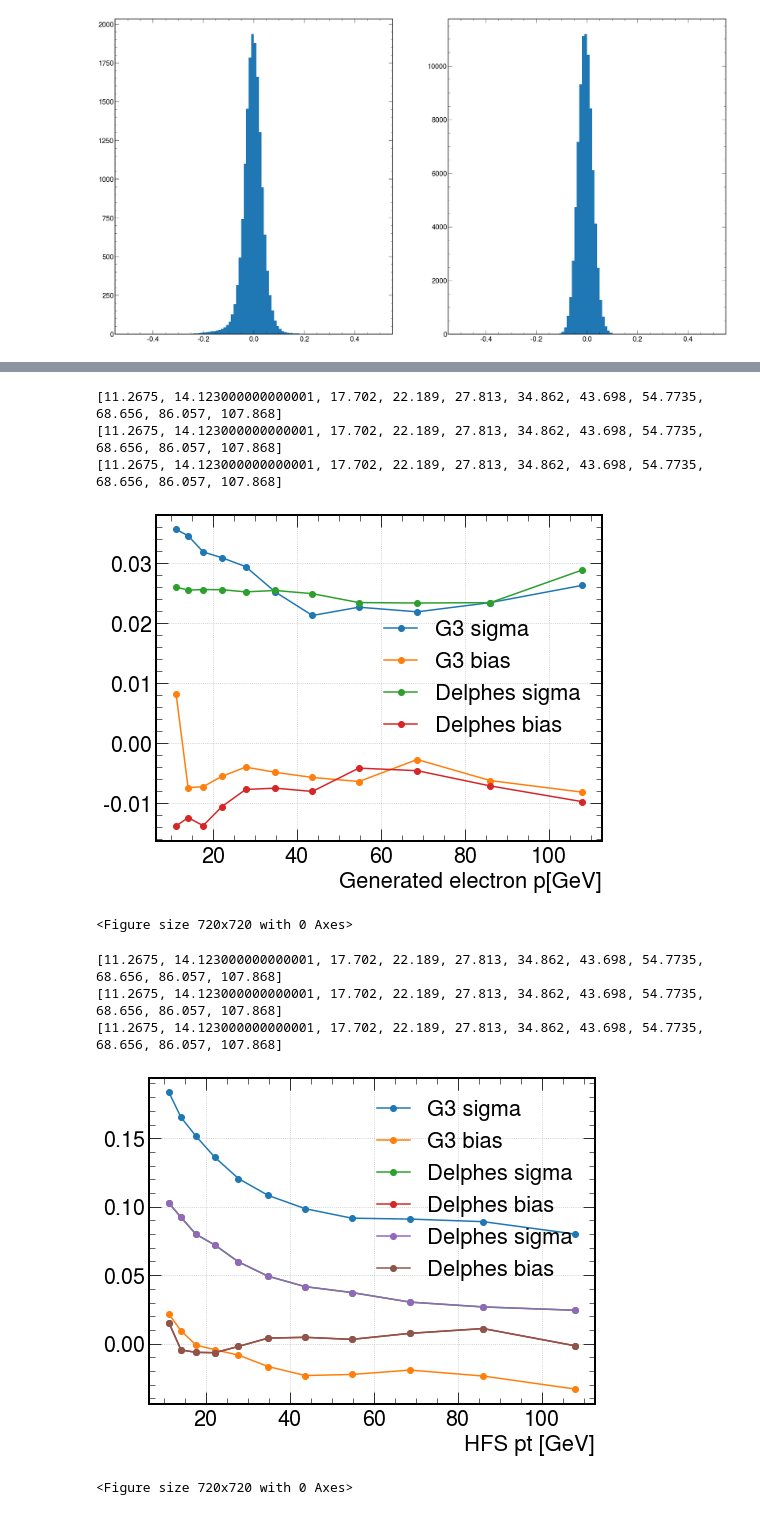
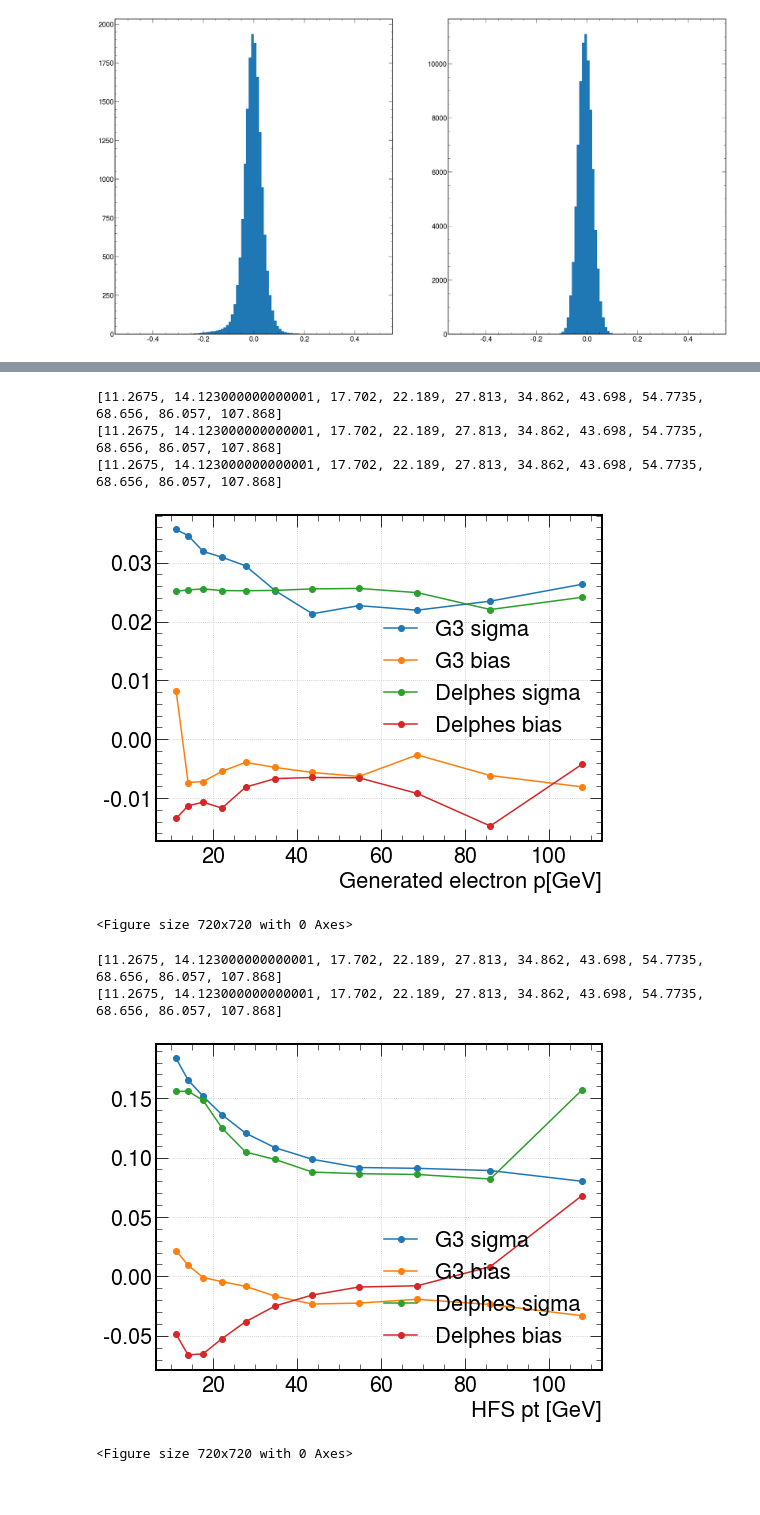
Before and after one commit to owen234/DIS-reco, a Jupyter notebook: fullsim-vs-fastsim-h1-all.ipynb, the cells around one changed output, grey strips where cells are left out. Drawn from its saved outputs; the diff is of its cells as text; code cells hidden in the pictures.

Commit message:
after fixing H1 HCAL eta coverage.  Towers only option.

```diff
--- a/fullsim-vs-fastsim-h1-all.ipynb
+++ b/fullsim-vs-fastsim-h1-all.ipynb
@@ -73,11 +73,16 @@ infile_name_fullsim = 'h1-fullsim-2021-07-19/h1fullsim-5files.root'
 #infile_name_fastsim = 'mini-tree-10percent-constant-calo-only.root'
 #infile_name_fastsim = 'mini-tree-gen-HFS-etamax2.5.root'
 #infile_name_fastsim = 'mini-tree-gen-HFS-etamax3.0.root'
-infile_name_fastsim = 'mini-tree-gen-HFS-etamax4.0.root'
+#infile_name_fastsim = 'mini-tree-gen-HFS-etamax4.0.root'
 #infile_name_fastsim = 'mini-tree-gen-HFS-etamax5.0.root'
 #infile_name_fastsim = 'mini-tree-gen-HFS-etamax6.0.root'
 #infile_name_fastsim = 'mini-tree-gen-HFS-etamax7.0.root'
-#infile_name_fastsim = 'mini-tree-gen-HFS-etamax9.0.root'
+
+#infile_name_fastsim = 'mini-tree-badres-etagt2.5-only.root'
+
+infile_name_fastsim = 'mini-tree.root'
+
+
 
 ur_file_fullsim = uproot3.open(infile_name_fullsim)
 
@@ -1054,7 +1059,7 @@ plt.tight_layout()
 [11.2675, 14.123000000000001, 17.702, 22.189, 27.813, 34.862, 43.698, 54.7735, 68.656, 86.057, 107.868]
 [11.2675, 14.123000000000001, 17.702, 22.189, 27.813, 34.862, 43.698, 54.7735, 68.656, 86.057, 107.868]
 [11.2675, 14.123000000000001, 17.702, 22.189, 27.813, 34.862, 43.698, 54.7735, 68.656, 86.057, 107.868]
-[figure, old version]
+[figure, new version]
 <Figure size 720x720 with 0 Axes>
 # %%
 fig = plt.figure( figsize=(8, 6))
@@ -1077,40 +1082,39 @@ plt.plot(x, temp['mean'],'o-',label='G3 bias')
 temp = mc_fastsim.query('gen_Q2>0').groupby(pd.cut(mc_fastsim.query('gen_Q2>0')['genHFS_pt'], bins=np.geomspace(10,120,12)))['HFSpt_res']
 trim_mean = temp.apply(stats.trim_mean, 0.025)
 trim_std = temp.apply(stats.mstats.trimmed_std, limits=(0.025,0.025))
 temp = temp.agg(['mean', 'std', 'size']).reset_index()
 
 
 x = [i.mid for i in temp['genHFS_pt']]
 print (x)
 
 plt.plot(x, trim_std,'o-',label='Delphes sigma')
 #plt.plot(x, temp['std'],'o-',label='JER (trimmed)')
 plt.plot(x, temp['mean'],'o-',label='Delphes bias')
 
 
 
 
 
-x = [i.mid for i in temp['genHFS_pt']]
-print (x)
+#x = [i.mid for i in temp['genHFS_pt']]
+#print (x)
 
-plt.plot(x, trim_std,'o-',label='Delphes sigma')
-#plt.plot(x, temp['std'],'o-',label='JER (trimmed)')
-plt.plot(x, temp['mean'],'o-',label='Delphes bias')
+#plt.plot(x, trim_std,'o-',label='Delphes sigma')
+##plt.plot(x, temp['std'],'o-',label='JER (trimmed)')
+#plt.plot(x, temp['mean'],'o-',label='Delphes bias')
 
 
 
 plt.xlabel('HFS pt [GeV]',fontsize=22)
 plt.legend(fontsize=22)
 plt.grid()
 #plt.ylim([-0.4,0.5])
 plt.show()
 plt.tight_layout()
 # %% [output]
 [11.2675, 14.123000000000001, 17.702, 22.189, 27.813, 34.862, 43.698, 54.7735, 68.656, 86.057, 107.868]
 [11.2675, 14.123000000000001, 17.702, 22.189, 27.813, 34.862, 43.698, 54.7735, 68.656, 86.057, 107.868]
-[11.2675, 14.123000000000001, 17.702, 22.189, 27.813, 34.862, 43.698, 54.7735, 68.656, 86.057, 107.868]
-[figure, old version]
+[figure, new version]
 <Figure size 720x720 with 0 Axes>
 # %%
 mc_fullsim.eval('e_phi = arctan2( e_py, e_px )', inplace = True )
```
Also changed, not shown: parts of 10 cells of this notebook, 2 other files.
